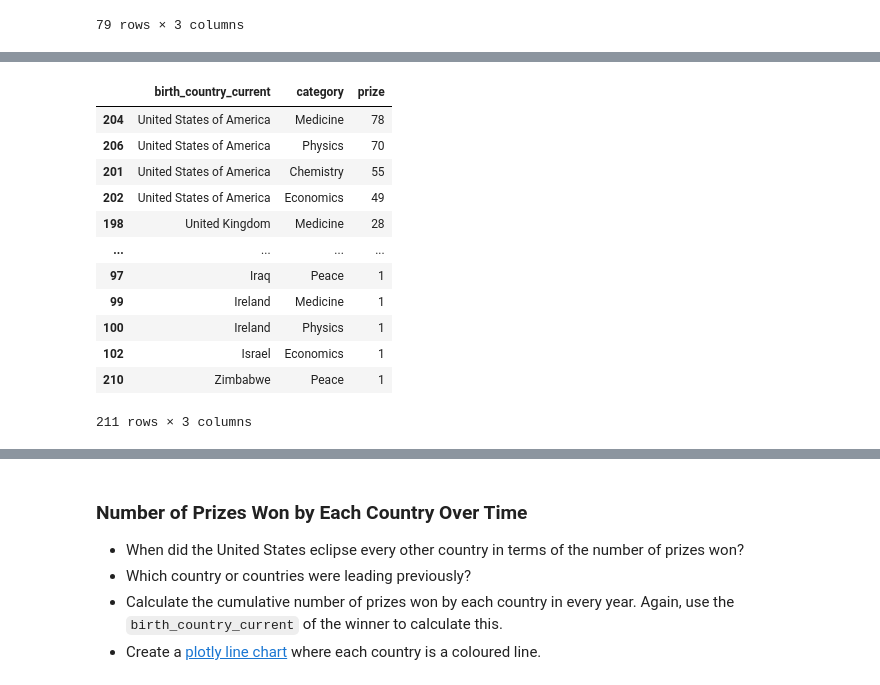
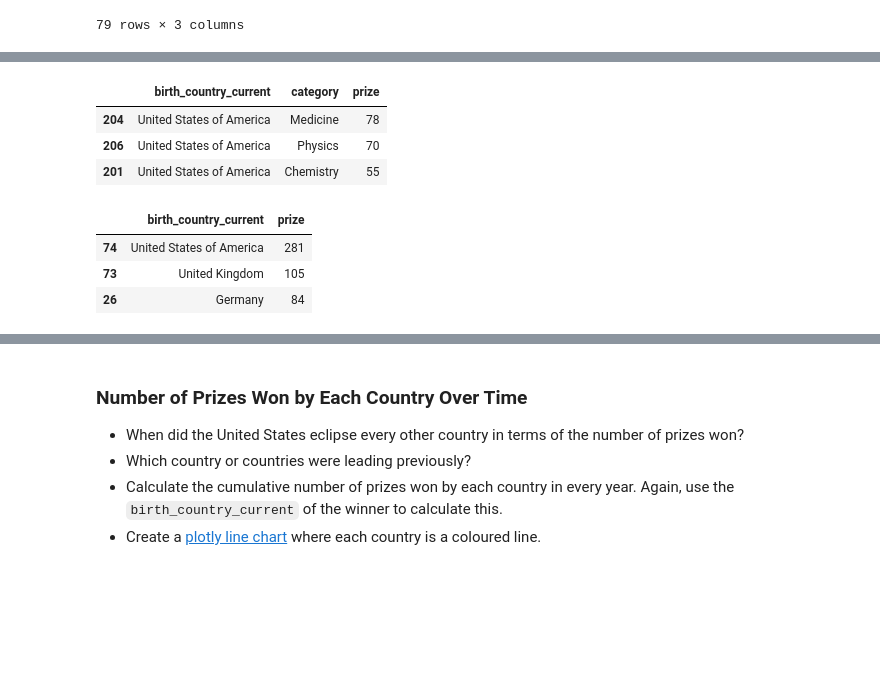
Before and after one commit to TahaThinks/DataScienceProjects2024, a Jupyter notebook: Nobel_Prize_Analysis_(start).ipynb, the cells around one changed output, grey strips where cells are left out. Cells and saved outputs as stored; diff of their text form; code cells hidden in the pictures; blank space fills up the shorter version.

```diff
--- a/Nobel_Prize_Analysis_(start).ipynb
+++ b/Nobel_Prize_Analysis_(start).ipynb
@@ -656,18 +656,16 @@ The hard part is preparing the data for this chart!
 <img src=https://i.imgur.com/VKjzKa1.png width=450>
 # %%
 prize_category_per_country = df_data.groupby(['birth_country_current','category'],as_index=False).agg({'prize': pd.Series.count}).sort_values(by='prize', ascending=False)
-prize_category_per_country
+prize_category_per_country.head(3)
 # %% [output]
 |  | birth_country_current | category | prize |
 | 204 | United States of America | Medicine | 78 |
 | 206 | United States of America | Physics | 70 |
 | 201 | United States of America | Chemistry | 55 |
-| 202 | United States of America | Economics | 49 |
-| 198 | United Kingdom | Medicine | 28 |
-| ... | ... | ... | ... |
-| 97 | Iraq | Peace | 1 |
-| 99 | Ireland | Medicine | 1 |
-| 100 | Ireland | Physics | 1 |
-| 102 | Israel | Economics | 1 |
-| 210 | Zimbabwe | Peace | 1 |
-211 rows × 3 columns
+# %%
+top20_countries.head(3)
+# %% [output]
+|  | birth_country_current | prize |
+| 74 | United States of America | 281 |
+| 73 | United Kingdom | 105 |
+| 26 | Germany | 84 |
```
Also changed, not shown: parts of 4 cells of this notebook.
